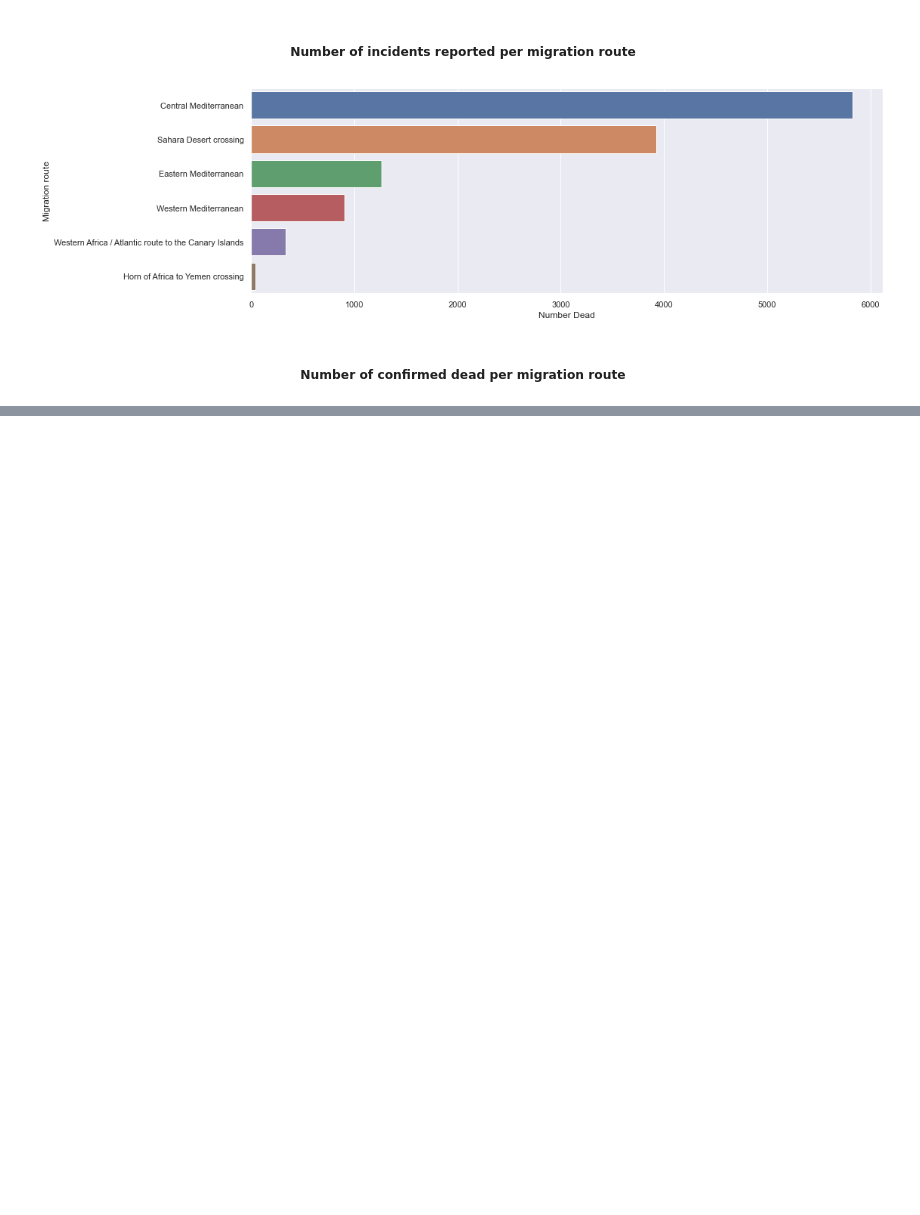
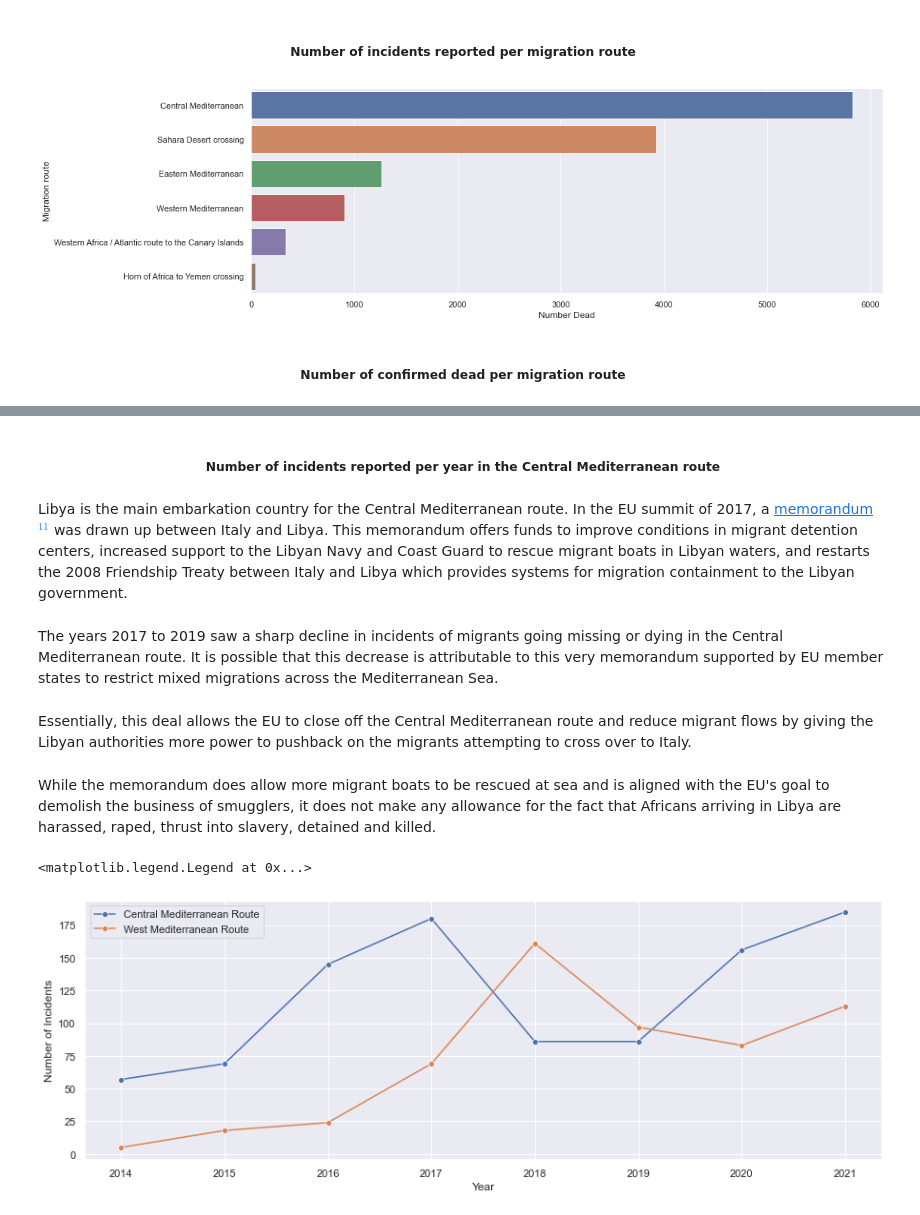
Before and after one commit to Lockne/Migrant, a Jupyter notebook: Migrant Analysis Project.ipynb, the cells around one changed output, grey strips where cells are left out. Drawn from its saved outputs; the diff is of its cells as text; code cells hidden in the pictures; blank space fills up the shorter version.

```diff
--- a/Migrant Analysis Project.ipynb
+++ b/Migrant Analysis Project.ipynb
@@ -289,0 +210,17 @@ plt.legend(['Central Mediterranean Route', 'West Mediterranean Route', 'Sahara D
+# %% [markdown]
+<h5><center>Number of incidents reported per year in the Central Mediterranean route</center></h5>
+# %% [markdown]
+Libya is the main embarkation country for the Central Mediterranean route. In the EU summit of 2017, a [memorandum $^{11}$](https://www.asgi.it/wp-content/uploads/2017/02/ITALY-LIBYA-MEMORANDUM-02.02.2017.pdf) was drawn up between Italy and Libya. This memorandum offers funds to improve conditions in migrant detention centers, increased support to the Libyan Navy and Coast Guard to rescue migrant boats in Libyan waters, and restarts the 2008 Friendship Treaty between Italy and Libya which provides systems for migration containment to the Libyan government.
+# %% [markdown]
+The years 2017 to 2019 saw a sharp decline in incidents of migrants going missing or dying in the Central Mediterranean route. It is possible that this decrease is attributable to this very memorandum supported by EU member states to restrict mixed migrations across the Mediterranean Sea.
+# %% [markdown]
+Essentially, this deal allows the EU to close off the Central Mediterranean route and reduce migrant flows by giving the Libyan authorities more power to pushback on the migrants attempting to cross over to Italy.
+# %% [markdown]
+While the memorandum does allow more migrant boats to be rescued at sea and is aligned with the EU's goal to demolish the business of smugglers, it does not make any allowance for the fact that Africans arriving in Libya are harassed, raped, thrust into slavery, detained and killed.
+# %%
+sns.lineplot(data=noi_cm_incident, x='Year', y='Number of Incidents', marker='o')
+sns.lineplot(data=noi_wm_incident, x='Year', y='Number of Incidents', marker='o')
+plt.legend(['Central Mediterranean Route', 'West Mediterranean Route'])
+# %% [output]
+<matplotlib.legend.Legend at 0x...>
+[figure, added]
```
Also changed, not shown: parts of 45 cells of this notebook.
